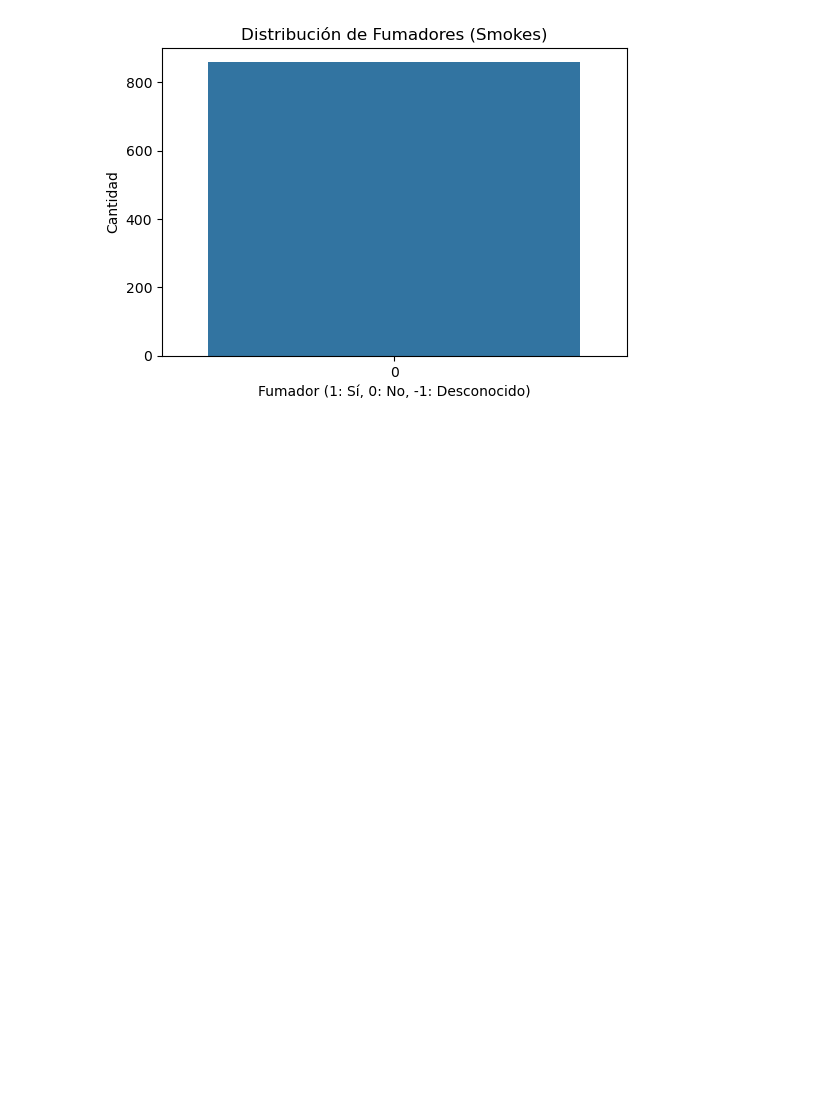
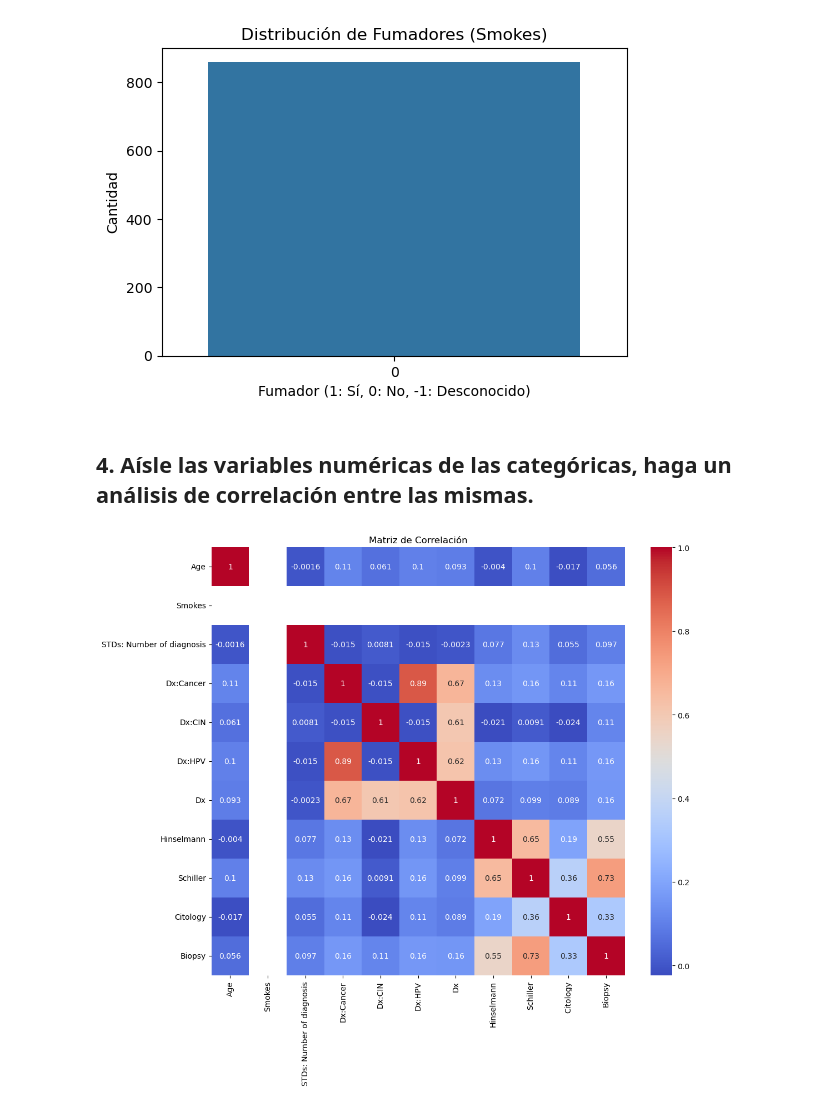
Before and after one commit to fredyvelasquezgt/Lab-1-DS, a Jupyter notebook: test.ipynb, the cells around one changed output. Saved outputs shown, nothing was run; the diff lists cells and outputs as text; code cells hidden in the pictures; blank space fills up the shorter version.

```diff
--- a/test.ipynb
+++ b/test.ipynb
@@ -100,3 +100,14 @@ plt.ylabel('Cantidad')
 plt.show()
 # %% [output]
 [figure]
+# %% [markdown]
+## 4. Aísle las variables numéricas de las categóricas, haga un análisis de correlación entre las mismas.
+# %%
+# Matriz de correlación entre variables numéricas
+correlation_matrix = data.corr()
+plt.figure(figsize=(12, 10))
+sns.heatmap(correlation_matrix, annot=True, cmap='coolwarm')
+plt.title('Matriz de Correlación')
+plt.show()
+# %% [output]
+[figure, added]
```
